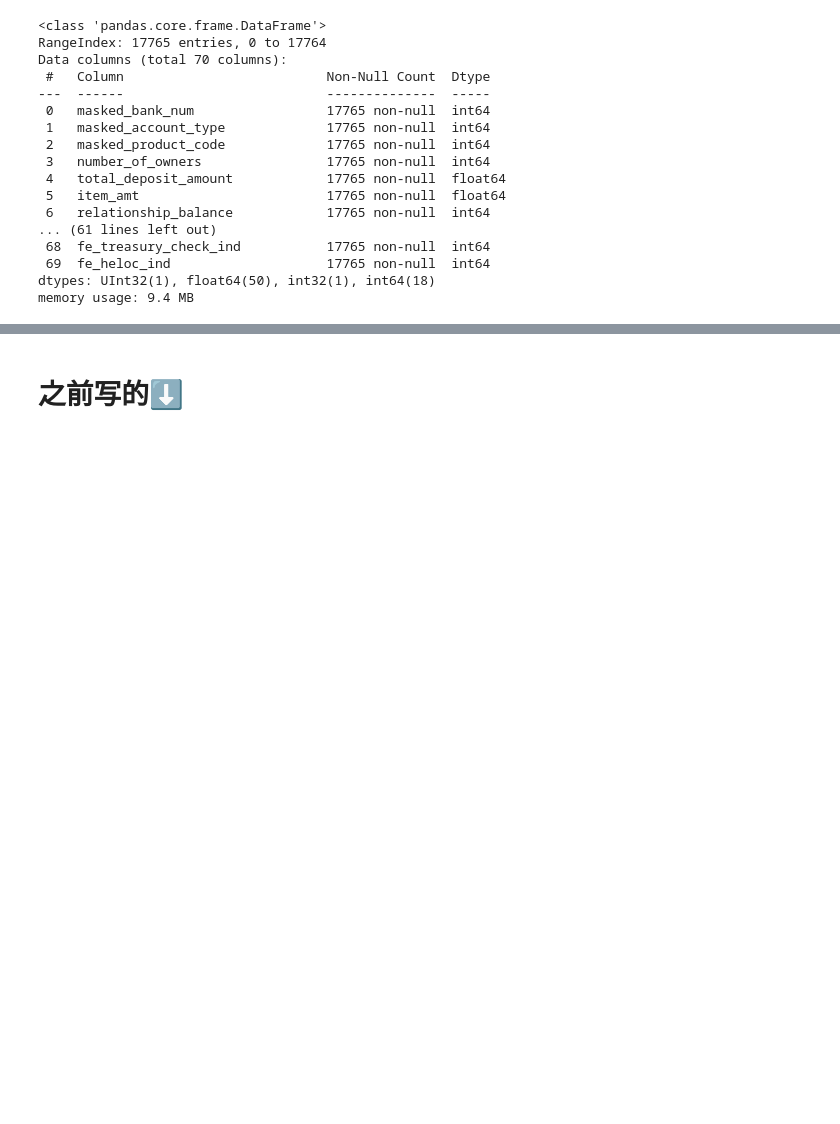
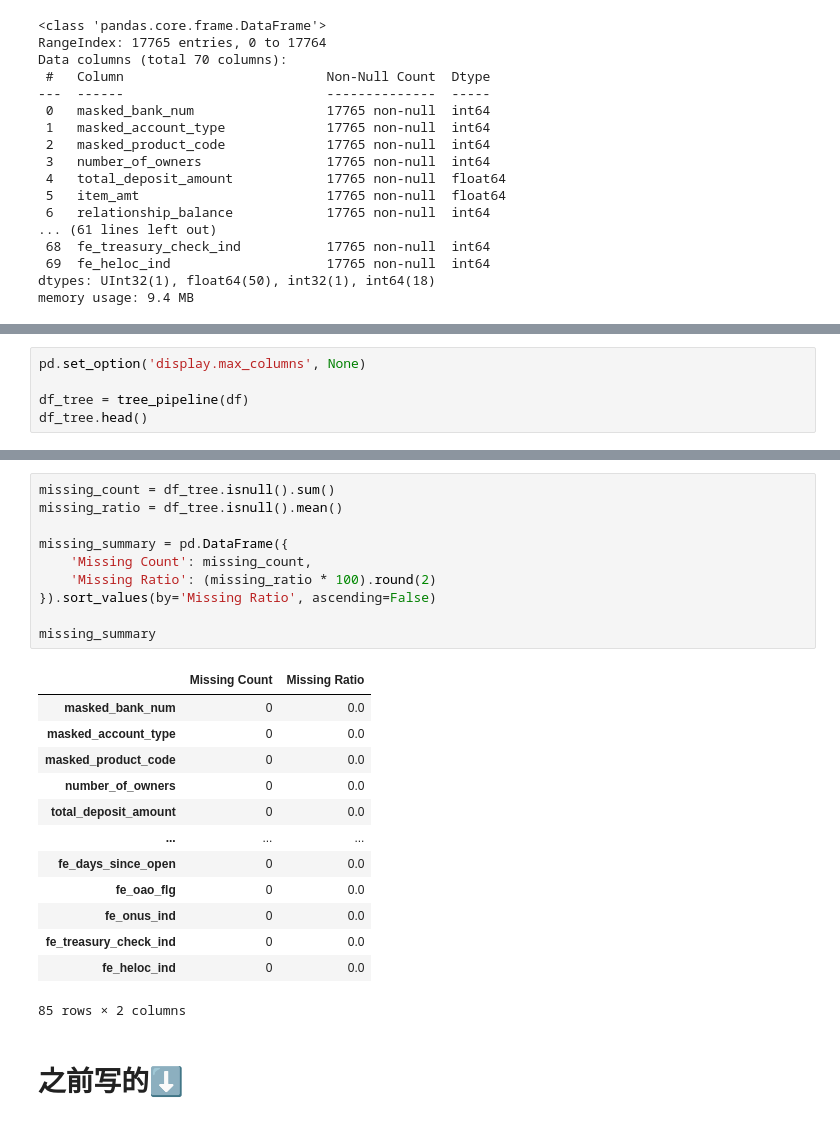
Before and after one commit to YicenYe/Citizens_Project, a Jupyter notebook: feature_engineering_all.ipynb, the cells around one changed output, grey strips where cells are left out. Drawn from its saved outputs; the diff is of its cells as text; blank space fills up the shorter version.

```diff
--- a/feature_engineering_all.ipynb
+++ b/feature_engineering_all.ipynb
@@ -261,0 +660,5 @@ memory usage: 9.4 MB
+# %%
+pd.set_option('display.max_columns', None)
+
+df_tree = tree_pipeline(df)
+df_tree.head()
@@ -262,3 +672,27 @@ memory usage: 9.4 MB
+# %%
+missing_count = df_tree.isnull().sum()
+missing_ratio = df_tree.isnull().mean()
+
+missing_summary = pd.DataFrame({
+    'Missing Count': missing_count,
+    'Missing Ratio': (missing_ratio * 100).round(2)
+}).sort_values(by='Missing Ratio', ascending=False)
+
+missing_summary
+# %% [output]
+|  | Missing Count | Missing Ratio |
+| masked_bank_num | 0 | 0.0 |
+| masked_account_type | 0 | 0.0 |
+| masked_product_code | 0 | 0.0 |
+| number_of_owners | 0 | 0.0 |
+| total_deposit_amount | 0 | 0.0 |
+| ... | ... | ... |
+| fe_days_since_open | 0 | 0.0 |
+| fe_oao_flg | 0 | 0.0 |
+| fe_onus_ind | 0 | 0.0 |
+| fe_treasury_check_ind | 0 | 0.0 |
+| fe_heloc_ind | 0 | 0.0 |
+85 rows × 2 columns
 # %% [markdown]
 # 之前写的⬇️
 # %%
```
Also changed, not shown: parts of 18 cells of this notebook.
